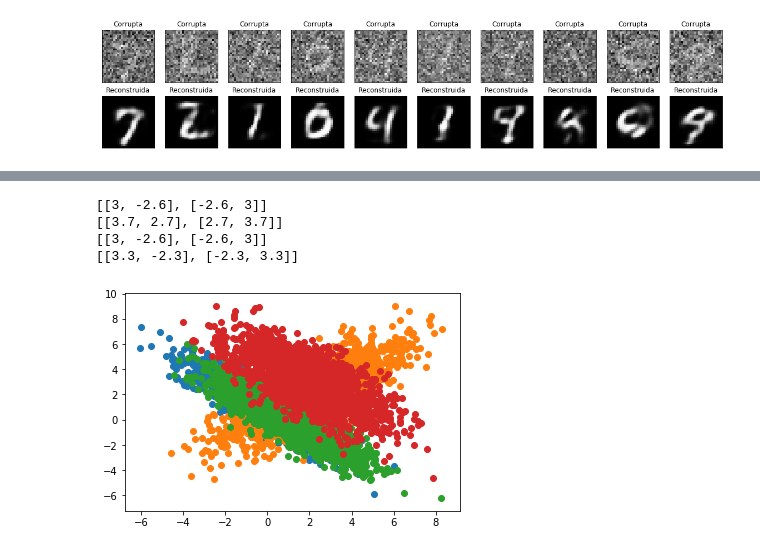
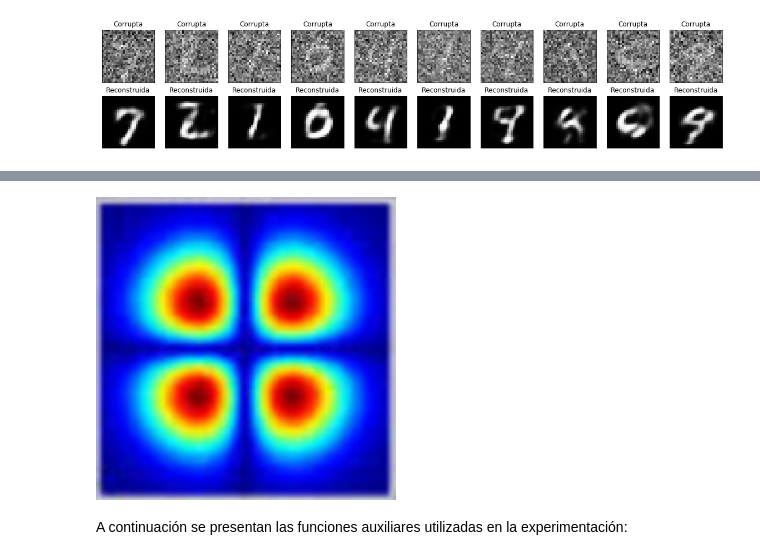
Before and after one commit to AlfredoAlfi/NNTarea2, a Jupyter notebook: Pregunta3.ipynb, the cells around one changed output, grey strips where cells are left out. Saved outputs shown, nothing was run; the diff lists cells and outputs as text; code cells hidden in the pictures.

Commit message:
Experimentación Extra (post entrega)

```diff
--- a/Pregunta3.ipynb
+++ b/Pregunta3.ipynb
@@ -1282,3 +1289,10 @@ Se observa cualitativamente que con una menor desviación estándar entonces, la
+# %%
+from IPython.display import Image
+Image("ventanas.jpeg", width=300, height=300)
+# %% [output]
+[figure, added]
+# %% [markdown]
+A continuación se presentan las funciones auxiliares utilizadas en la experimentación:
 # %%
 import numpy as np
 import matplotlib.pyplot as plt
@@ -1303,18 +1321,3 @@ def filtroVision_gauss(n_bloques, covs):
             muestras_gauss_temp.append(multivariate_normal(mean,cov).rvs().tolist())
         muestras_gauss.append(muestras_gauss_temp)
     return muestras_gauss
-# %%
-muestras=filtroVision_gauss(2, covs)
-
-#np.random.random()
-# %% [output]
-[[3, -2.6], [-2.6, 3]]
-[[3.7, 2.7], [2.7, 3.7]]
-[[3, -2.6], [-2.6, 3]]
-[[3.3, -2.3], [-2.3, 3.3]]
-# %%
-for muestra in muestras:
-    plt.scatter(np.asarray(muestra)[:,0],np.asarray(muestra)[:,1])
-plt.show()
-# %% [output]
-[figure, removed]
```
Also changed, not shown: parts of 15 cells of this notebook, 9 other files.
